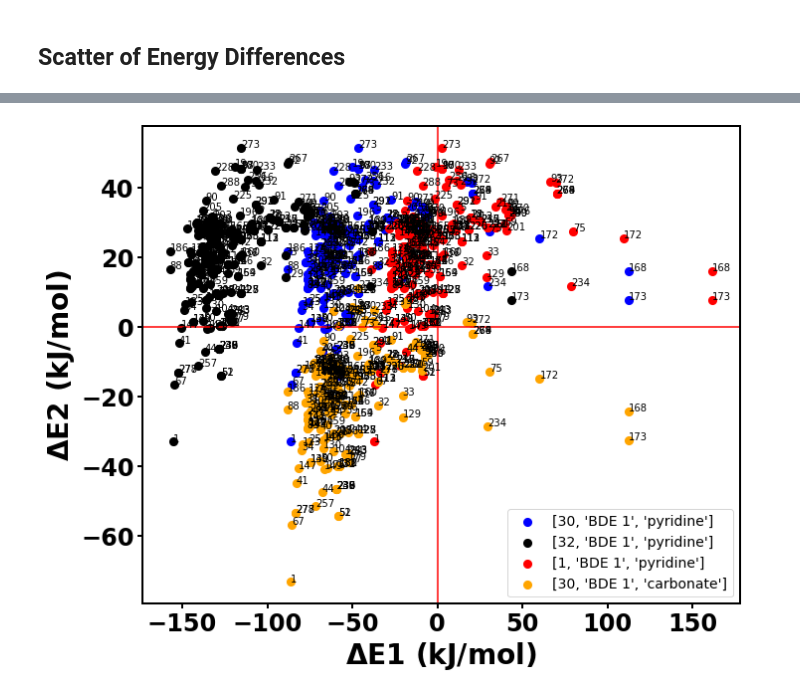
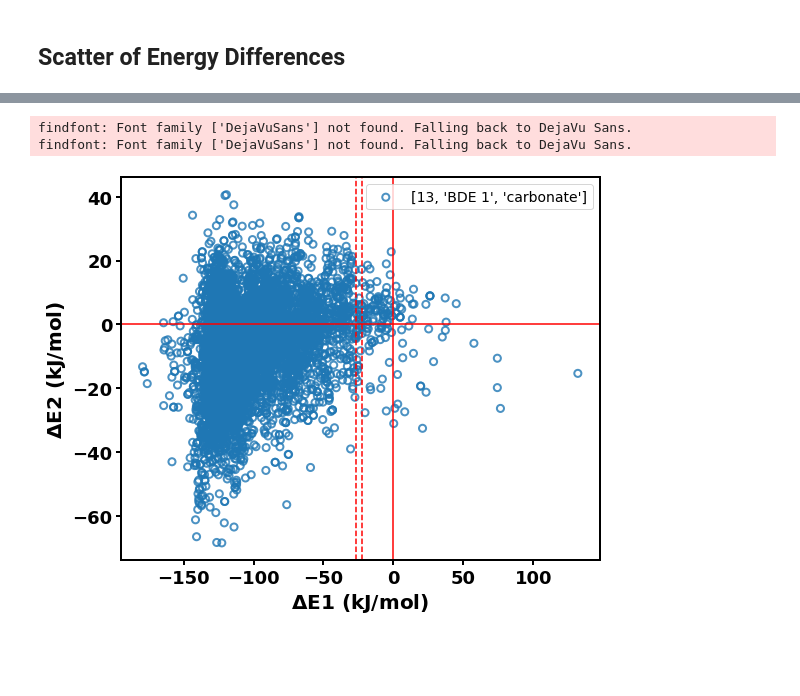
Before and after one commit to jmaalouf23/ylide, a Jupyter notebook: Library/ipynbs/Ylide_Data_Visualization.ipynb, the cells around one changed output, grey strips where cells are left out. Drawn from its saved outputs; the diff is of its cells as text; code cells hidden in the pictures; blank space fills up the shorter version.

```diff
--- a/Library/ipynbs/Ylide_Data_Visualization.ipynb
+++ b/Library/ipynbs/Ylide_Data_Visualization.ipynb
@@ -131,12 +152,12 @@ plt.savefig(f'../Figures/Num_atoms.png',dpi=600)
 # %%
 #gas phase
 ylide_type=[['ylide',''],['ylide_rad','_y_h_opt'],['ylide_h','']]
-solvorgas='gas'
+solvorgas='solv'
 #wall_time=wall_time_gas
 
 b=list(range(0,400,15))
 #b2=list(range(15,60))
-wt=0
+wt=1
 
 wall_time_array=np.array(wall_time[wt])
 n,d=np.shape(wall_time_array)
@@ -146,8 +167,8 @@ fig,(ax1,ax2)=plt.subplots(1,2,figsize=(10,10))
 for i in range(3):
     #pl.hist(ax1,list(np.reshape(wall_time_array,(1,n*d))/60),bins=b,xlabel='Wall Time (min)',ylabel='Counts',fontsize=14,labelsize=12)
     pl.hist(ax1,wall_time_array[i,:]/60,bins=b,xlabel='Wall Time (min)',ylabel='Counts',fontsize=14,labelsize=12,color=colors[i],alpha=0.5,label=f'{ylide_type[i][0]}')
+
 ax1.legend(prop={'family':'arial','size':10,'weight':'bold'})
-
 ax2.set_ylim(-10,650)
 
 
@@ -593,0 +617,5 @@ E=np.array(E)
+# %%
+#Load ML predictions
+
+ml_preds= np.load('../pickled_data/ml_preds.npy')
+ml_n,ml_d=np.shape(ml_preds)
@@ -593,0 +632,2 @@ E=np.array(E)
+# %%
+bdes=[[13,'BDE 1','carbonate'], [13,'BDE 2','carbonate'],[10,'BDE 1','carbonate'],[11,'BDE 1','carbonate'],[11,'BDE 2','carbonate']]
@@ -594,38 +721,58 @@ E=np.array(E)
+# %%
+m,_,_=np.shape(E)
+bde_diffs= []
+
+for i in range(m):
+    bde_diffs.append(E[0,0,0]-E[i,0,0])
 # %%
 #Idea: Now do the same thing for different substrates:
 
 dpfe='$\mathregular{\Delta G_{DP}}$'
 ghb='$\mathregular{\Delta G_{Hbind} } $'
 
 annotations=succ[1]
 
 delta='$\mathregular{\Delta} $'
-fig,ax1=plt.subplots(1,1,figsize=(10,10))
+fig,ax1=plt.subplots(1,1,figsize=(8,8))
 solvorgas='solv'
 
 data_id={
     'solv':1,
     'gas':0
 }
 
+m,_,_=np.shape(E)
+
+
 di=data_id[solvorgas]
 ax1.axhline(y=0, xmin=0, xmax=1,color='r')
 ax1.axvline(x=0, ymin=0, ymax=1,color='r')
-colors=['blue','black','red','orange']
+
+
+for b in bde_diffs[1:3]:
+    ax1.axvline(x=b, ymin=0, ymax=1,color='r',ls= '--')
+
+
+colors=['tab:blue','tab:orange','red','orange']
 
 n,_,_=np.shape(E)
 
-for i in range(n):
 
 
-    pl.scatter(ax1,E[i][:,0],E[i][:,1],xlabel=f'{delta}E1 (kJ/mol)',ylabel=f'{delta}E2 (kJ/mol)',s=50,facecolor=colors[i],edgecolor=colors[i],label=f'{bdes[i]}')
 
-    for j, label in enumerate(annotations):
-        plt.text(E[i][j,0],E[i][j,1],str(label))
+for i in range(1):
+
+
+    pl.scatter(ax1,E[i][:,0],E[i][:,1],xlabel=f'{delta}E1 (kJ/mol)',ylabel=f'{delta}E2 (kJ/mol)',s=50,facecolor='None',edgecolor=colors[i],label=f'{bdes[i]}',alpha=0.8,fontsize=20,labelsize=18)
+
+#     for j, label in enumerate(annotations):
+#         plt.text(E[i][j,0],E[i][j,1],str(label))
     ax1.legend(fontsize=14)
 
 
 plt.tight_layout()
-plt.savefig(f'Figures/Reaction_Energy_Scatter{solvorgas}.png',dpi=600)
+plt.savefig(f'../Figures/Reaction_Energy_Scatter{solvorgas}.png',dpi=600)
 # %% [output]
+findfont: Font family ['DejaVuSans'] not found. Falling back to DejaVu Sans.
+findfont: Font family ['DejaVuSans'] not found. Falling back to DejaVu Sans.
-[figure, old version]
+[figure, new version]
```
Also changed, not shown: parts of 51 cells of this notebook, 30 other files.
